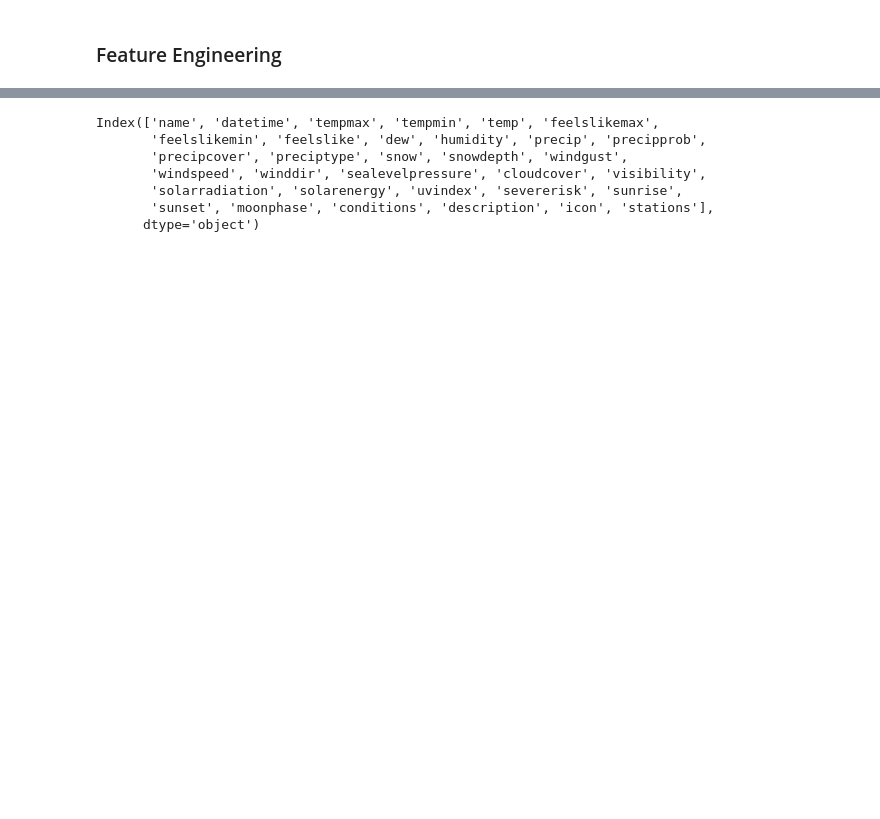
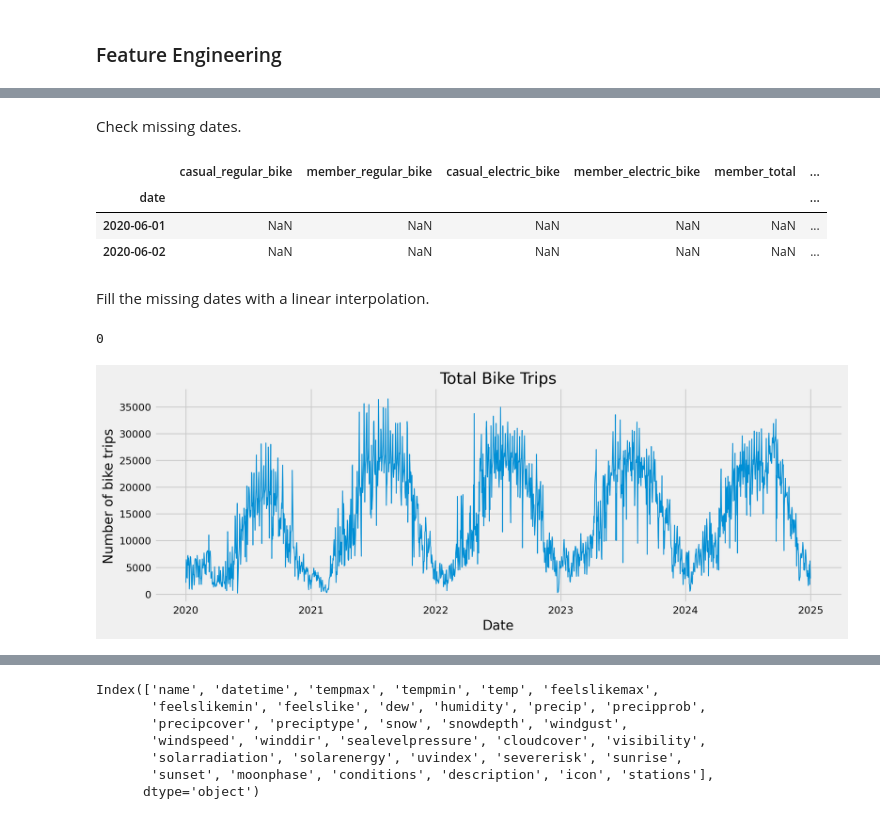
Before and after one commit to daluchkin/divvy_bike_sharing_forecast, a Jupyter notebook: 01_notebooks/04_Divvy_feature_engineering.ipynb, the cells around one changed output, grey strips where cells are left out. Saved outputs shown, nothing was run; the diff lists cells and outputs as text; code cells hidden in the pictures; blank space fills up the shorter version.

```diff
--- a/01_notebooks/04_Divvy_feature_engineering.ipynb
+++ b/01_notebooks/04_Divvy_feature_engineering.ipynb
@@ -116,0 +164,5 @@ data.head()
+# %%
+grouped_wide.set_index("date", inplace=True)
+grouped_wide = grouped_wide.asfreq("D")
+
+grouped_wide.head()
@@ -116,0 +177,29 @@ data.head()
+# %% [markdown]
+Check missing dates.
+# %%
+grouped_wide[grouped_wide["total_rides"].isna()]
+# %% [output]
+|  | casual_regular_bike | member_regular_bike | casual_electric_bike | member_electric_bike | member_total | ... |
+| date |  |  |  |  |  | ... |
+| 2020-06-01 | NaN | NaN | NaN | NaN | NaN | ... |
+| 2020-06-02 | NaN | NaN | NaN | NaN | NaN | ... |
+# %% [markdown]
+Fill the missing dates with a linear interpolation.
+# %%
+grouped_wide.interpolate(axis=0, method='linear', limit_direction='both', inplace=True)
+# %%
+grouped_wide["total_rides"].isna().sum()
+# %% [output]
+0
+# %%
+plt.figure(figsize=(12, 4))
+
+plt.plot(grouped_wide["total_rides"], lw=1)
+
+plt.title("Total Bike Trips")
+plt.xlabel("Date")
+plt.ylabel("Number of bike trips")
+
+plt.show()
+# %% [output]
+[figure, added]
```
Also changed, not shown: parts of 84 cells of this notebook, 3 other files.
